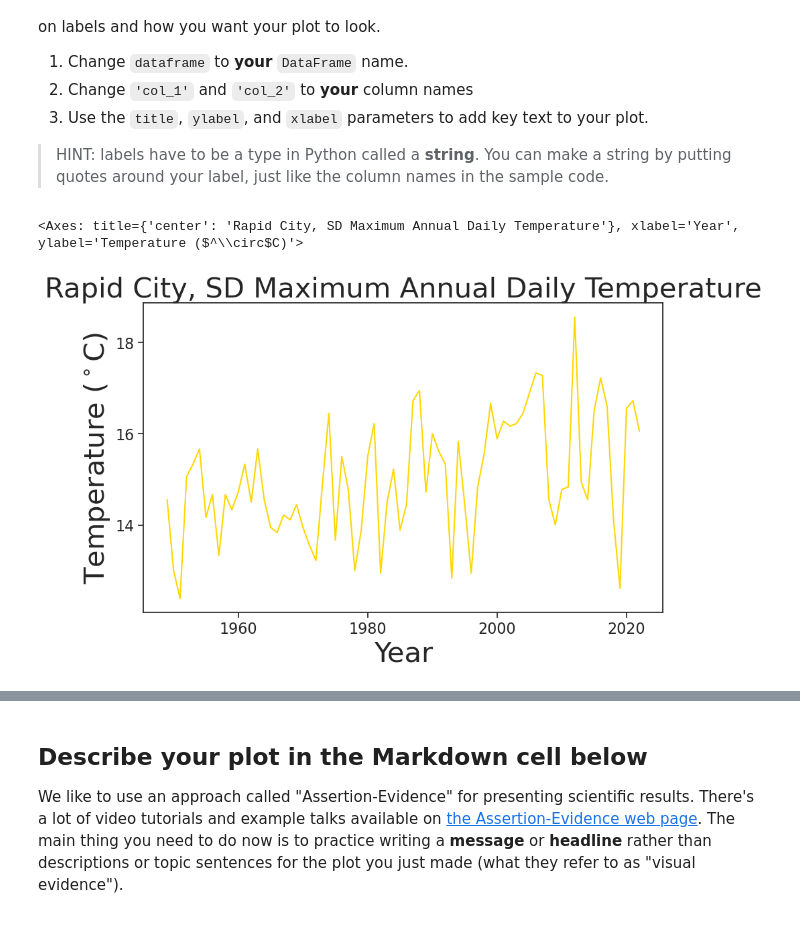
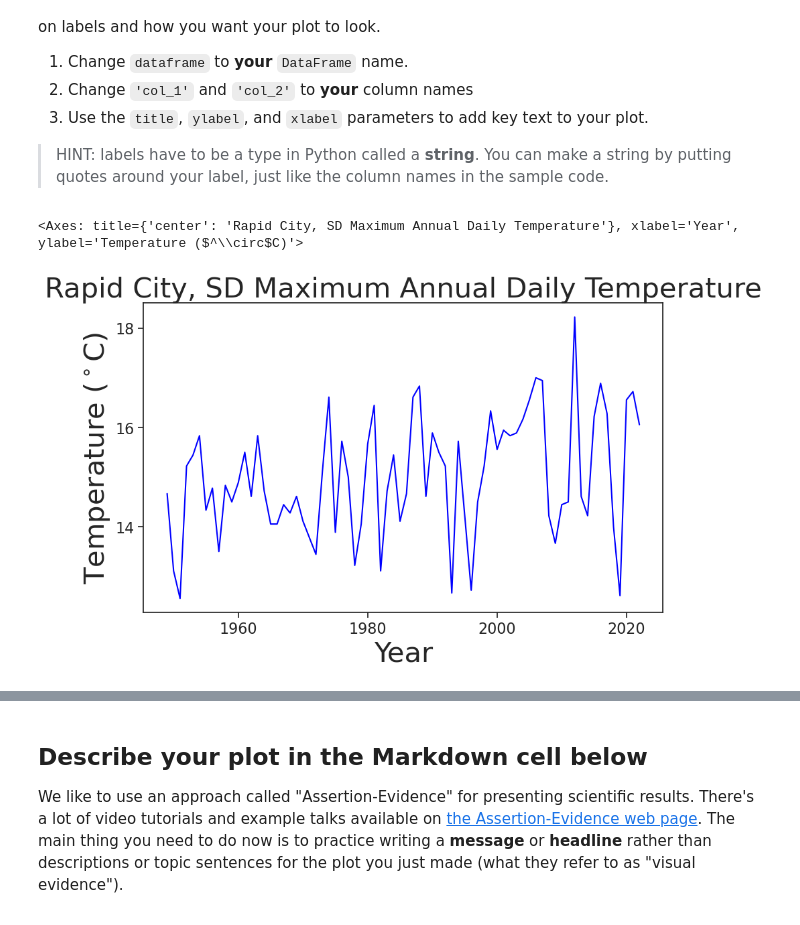
Before and after one commit to KiStroh/get-started-with-reproducible-science-KiStroh, a Jupyter notebook: Get Started with Open Reproducible Science!.ipynb, the cells around one changed output, grey strips where cells are left out. Drawn from its saved outputs; the diff is of its cells as text; code cells hidden in the pictures.

Commit message:
Finished Rapid City Plot

```diff
--- a/Get Started with Open Reproducible Science!.ipynb
+++ b/Get Started with Open Reproducible Science!.ipynb
@@ -410,17 +410,17 @@ Plotting in Python is easy, but not quite this easy! You'll always need to add s
 # %%
 #X and Y names must match names given earlier
 import seaborn as sns
 sns.set_theme(font_scale=2.5, style='ticks')
 
 Rapid_temp_data.plot(
    x='Year', y='Average Temp',
    title='Rapid City, SD Maximum Annual Daily Temperature',
    xlabel='Year', ylabel='Temperature ($^\circ$C)',
    fontsize=16, legend=False, figsize=(10, 6),
-   color='gold', kind='line')
+   color='Blue', kind='line')
 # %% [output]
 <Axes: title={'center': 'Rapid City, SD Maximum Annual Daily Temperature'}, xlabel='Year', ylabel='Temperature ($^\\circ$C)'>
-[figure, old version]
+[figure, new version]
 # %% [markdown]
 **THIS ISN'T THE END! Don't forget to complete the next task where you will describe your plot**
 
```
Also changed, not shown: parts of 10 cells of this notebook, 2 other files.
